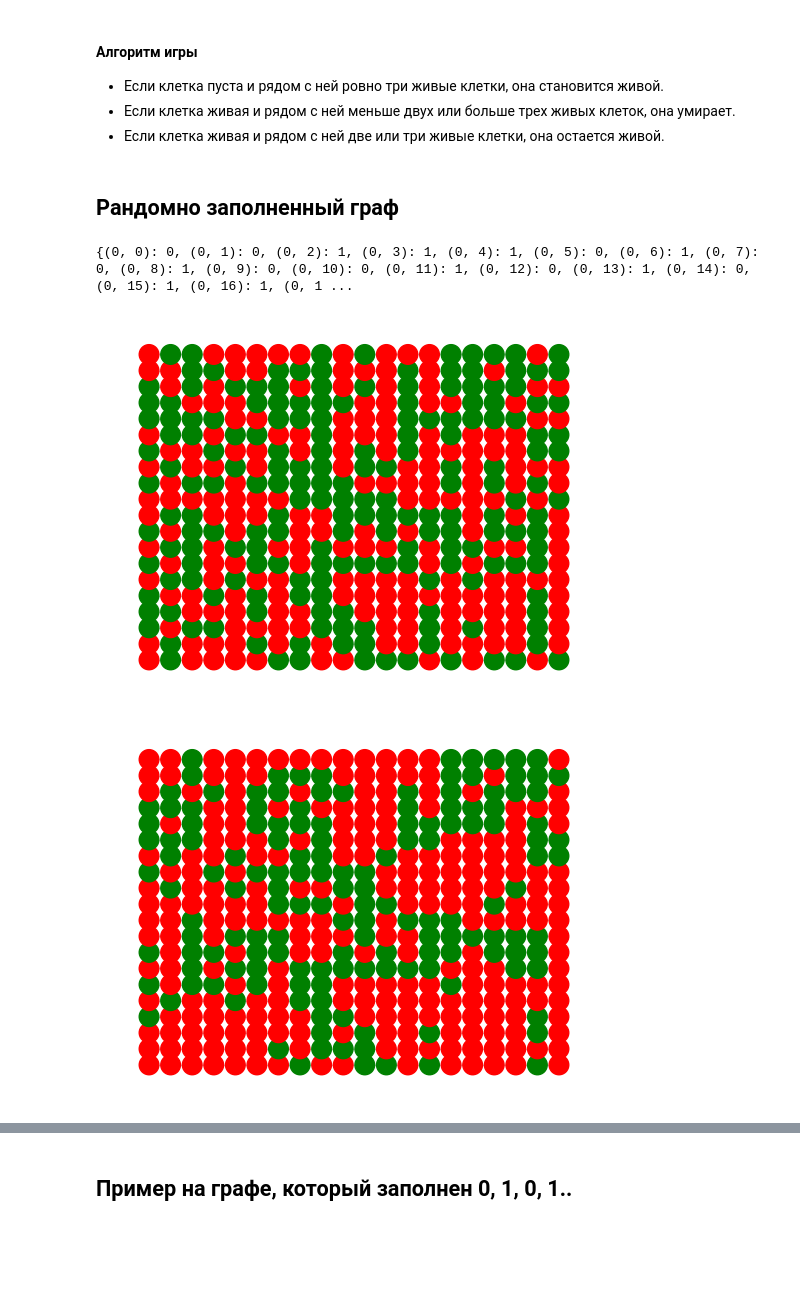
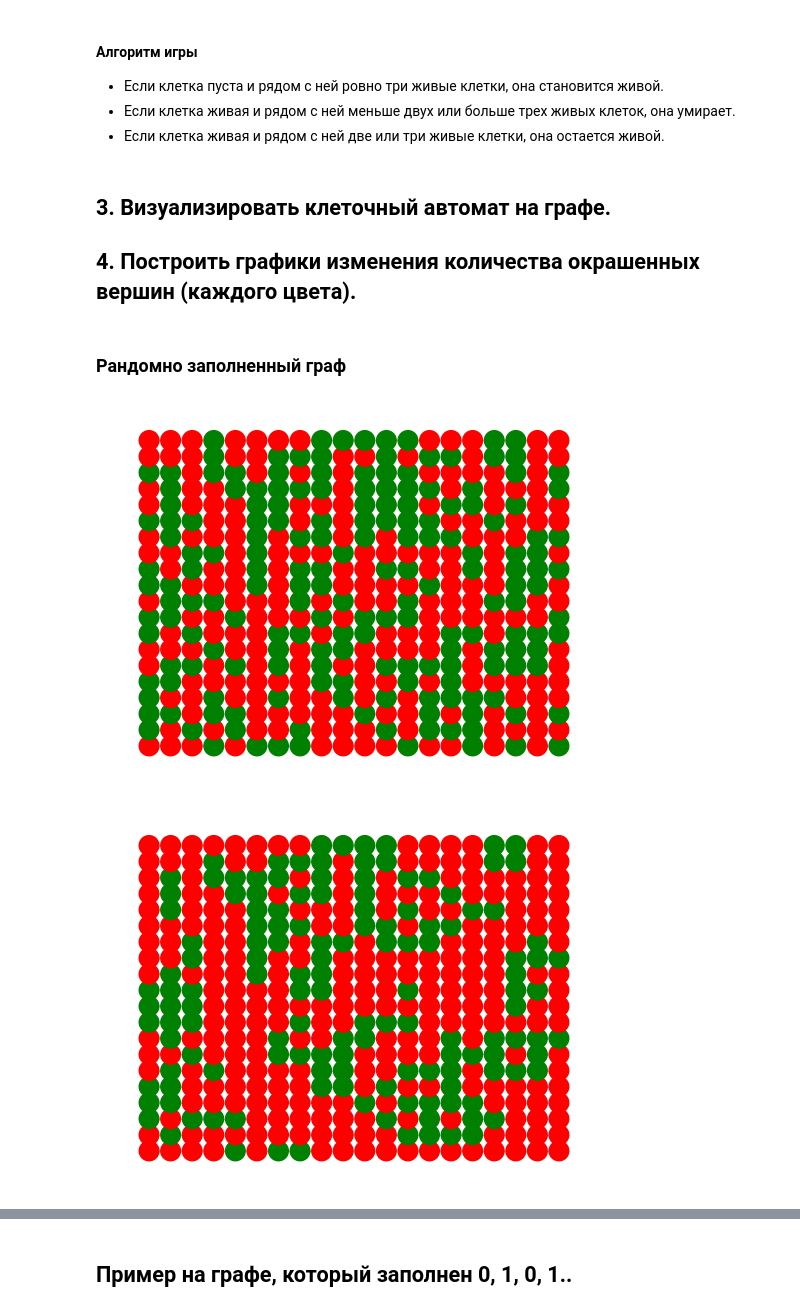
Before and after one commit to bitcoineazy/Network_Models, a Jupyter notebook: Теория_графов/04_game_life.ipynb, the cells around one changed output, grey strips where cells are left out. Saved outputs shown, nothing was run; the diff lists cells and outputs as text; code cells hidden in the pictures; blank space fills up the shorter version.

```diff
--- a/Теория_графов/04_game_life.ipynb
+++ b/Теория_графов/04_game_life.ipynb
@@ -50,31 +48,33 @@ def update_state(G, state):
             if n_alive == 3:
                 new_state[node] = 1
     return new_state
+# %% [markdown]
+## 3. Визуализировать клеточный автомат на графе.
+## 4. Построить графики изменения количества окрашенных вершин (каждого цвета).
 # %% [markdown]
-## Рандомно заполненный граф
+### Рандомно заполненный граф
 # %%
 import matplotlib.pyplot as plt
 import random
 
 def count_colored_nodes(G, state):
     return sum(state[node] for node in G.nodes())
 
 def plot_colored_nodes(counts):
     plt.plot(counts)
-    plt.xlabel('Step')
-    plt.ylabel('Colored nodes')
+    plt.xlabel('Шаг')
+    plt.ylabel('Окрашенные вершины')
     plt.show()
 
 counts = []
 # state = {node: random.randint(0, 1) for node in G.nodes()}
 # print(state)
 
 for i in range(10):
     draw_state(G, state)
     counts.append(count_colored_nodes(G, state))
     state = update_state(G, state)
 plot_colored_nodes(counts)
 # %% [output]
-{(0, 0): 0, (0, 1): 0, (0, 2): 1, (0, 3): 1, (0, 4): 1, (0, 5): 0, (0, 6): 1, (0, 7): 0, (0, 8): 1, (0, 9): 0, (0, 10): 0, (0, 11): 1, (0, 12): 0, (0, 13): 1, (0, 14): 0, (0, 15): 1, (0, 16): 1, (0, 1 ...
-[figure, old version]
+[figure, new version]
-[figure, old version]
+[figure, new version]
```
Also changed, not shown: parts of 8 cells of this notebook.
